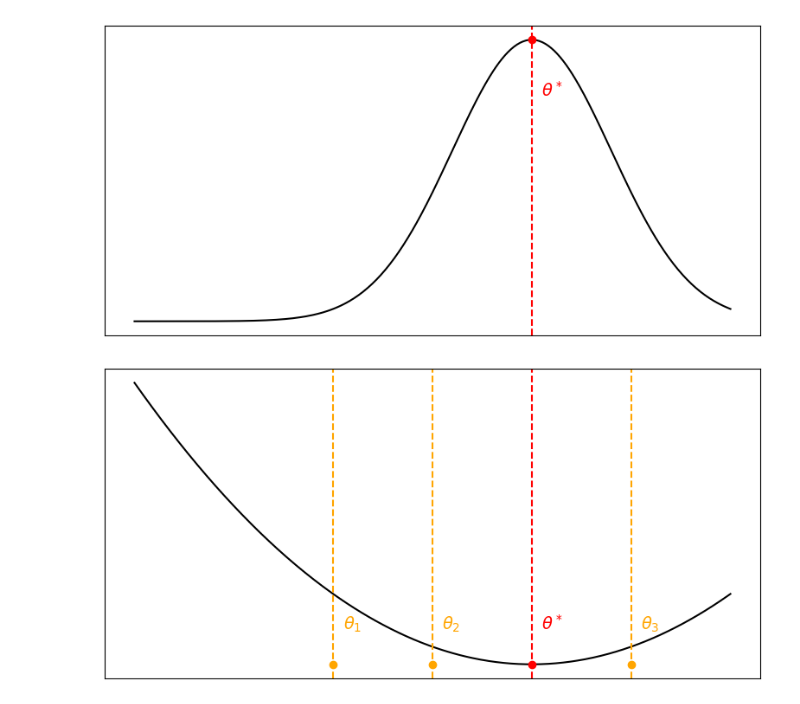
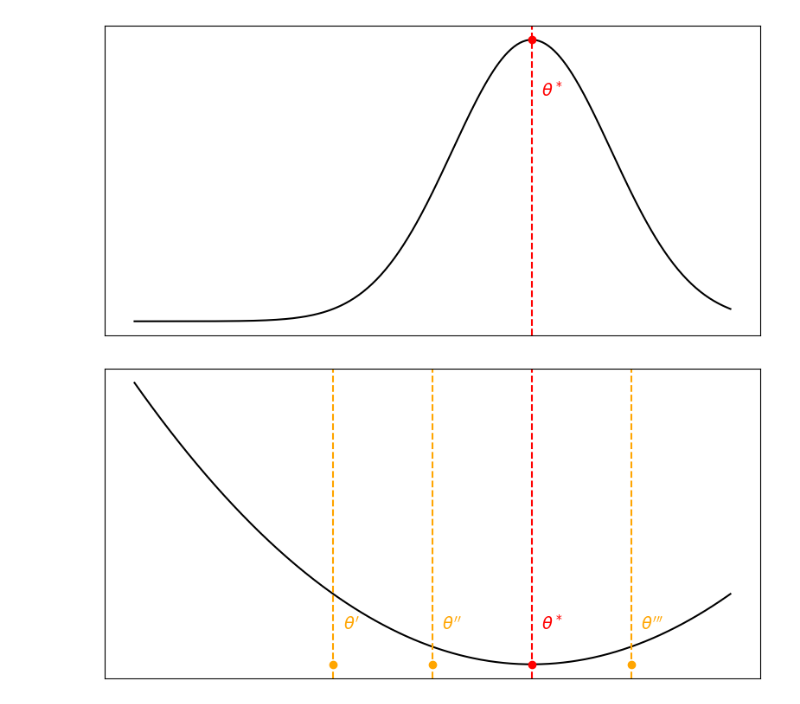
Before and after one commit to ngruenefeld/gradient-uncertainty, a Jupyter notebook: notebooks/uncertainty_figures.ipynb, the cells around one changed output. Drawn from its saved outputs; the diff is of its cells as text; code cells hidden in the pictures.

```diff
--- a/notebooks/uncertainty_figures.ipynb
+++ b/notebooks/uncertainty_figures.ipynb
@@ -176,7 +176,9 @@ theta = np.linspace(-3, 3, 400)
 # Define a Gaussian posterior distribution (MAP estimate at theta = 0)
 posterior_mean = 1.0
 posterior_std = 0.8
-posterior = (1 / (np.sqrt(2 * np.pi) * posterior_std)) * np.exp(-0.5 * ((theta - posterior_mean) / posterior_std) ** 2)
+posterior = (1 / (np.sqrt(2 * np.pi) * posterior_std)) * np.exp(
+    -0.5 * ((theta - posterior_mean) / posterior_std) ** 2
+)
 # %%
 # Compute the negative log-posterior (i.e., the loss function)
 loss = -np.log(posterior + 1e-12)
@@ -227,31 +250,58 @@ fig.savefig("../figures/loss_posterior/map.png", dpi=300)
 # %%
 fig, ax = plt.subplots(figsize=(8, 4))
 
-ax.plot(theta, loss, label='Negative Log Posterior (Loss)', color='black')
+ax.plot(theta, loss, label="Negative Log Posterior (Loss)", color="black")
 
-ax.axvline(posterior_mean, color='red', linestyle='--', label=r'Minimum Loss at $\theta^*$')
-ax.scatter(posterior_mean, -np.log((1 / (np.sqrt(2 * np.pi) * posterior_std))), color='red', zorder=5)
-ax.text(posterior_mean + 0.1, -np.log((1 / (np.sqrt(2 * np.pi) * posterior_std))) + 1.55, r'$\theta^*$', color='red')
+ax.axvline(
+    posterior_mean, color="red", linestyle="--", label=r"Minimum Loss at $\theta^*$"
+)
+ax.scatter(
+    posterior_mean,
+    -np.log((1 / (np.sqrt(2 * np.pi) * posterior_std))),
+    color="red",
+    zorder=5,
+)
+ax.text(
+    posterior_mean + 0.1,
+    -np.log((1 / (np.sqrt(2 * np.pi) * posterior_std))) + 1.55,
+    r"$\theta^*$",
+    color="red",
+)
 
 candidates = [-1, 0, 2]
 for i, candidate in enumerate(candidates):
-    ax.axvline(candidate, color='orange', linestyle='--', label=fr'Candidate $\theta_{i+1}$')
-    ax.scatter(candidate, -np.log((1 / (np.sqrt(2 * np.pi) * posterior_std))), color='orange', zorder=5)
-    ax.text(candidate + 0.1, -np.log((1 / (np.sqrt(2 * np.pi) * posterior_std))) + 1.55, fr'$\theta_{i+1}$', color='orange')
+    ax.axvline(
+        candidate,
+        color="orange",
+        linestyle="--",
+        label=fr"Candidate $\theta{'\'' * (i+1)}$",
+    )
+    ax.scatter(
+        candidate,
+        -np.log((1 / (np.sqrt(2 * np.pi) * posterior_std))),
+        color="orange",
+        zorder=5,
+    )
+    ax.text(
+        candidate + 0.1,
+        -np.log((1 / (np.sqrt(2 * np.pi) * posterior_std))) + 1.55,
+        fr'$\theta{'\'' * (i+1)}$',
+        color="orange",
+    )
 
 # ax.set_xlabel('θ')
 ax.set_xticks([])
 
 # ax.set_ylabel('Loss')
 ax.set_yticks([])
 
 # ax.legend()
 
 fig.tight_layout()
 
 fig.savefig("../figures/loss_posterior/loss_candidates.png", dpi=300)
 # %% [output]
-[figure, old version]
+[figure, new version]
 # %%
 fig, ax = plt.subplots(figsize=(8, 4))
 
```
Also changed, not shown: parts of 3 cells of this notebook, 3 other files.
